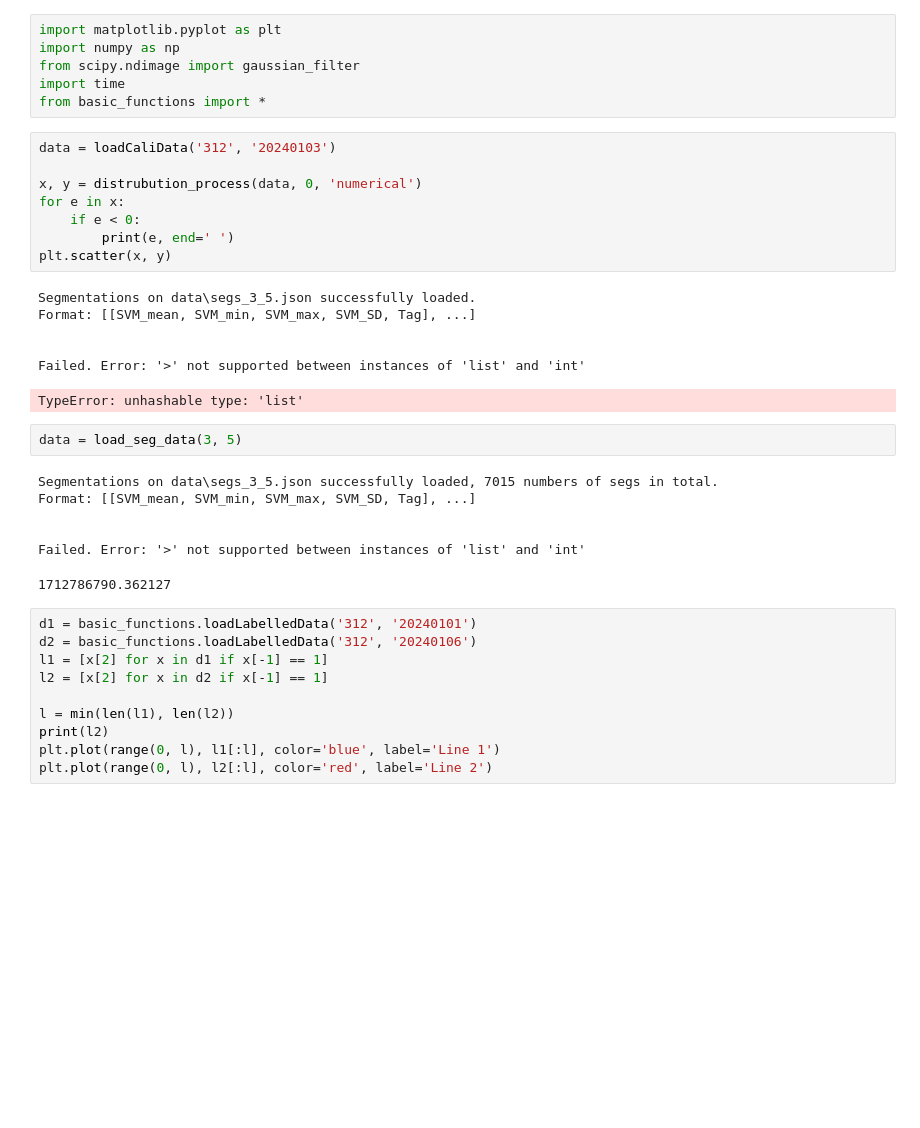
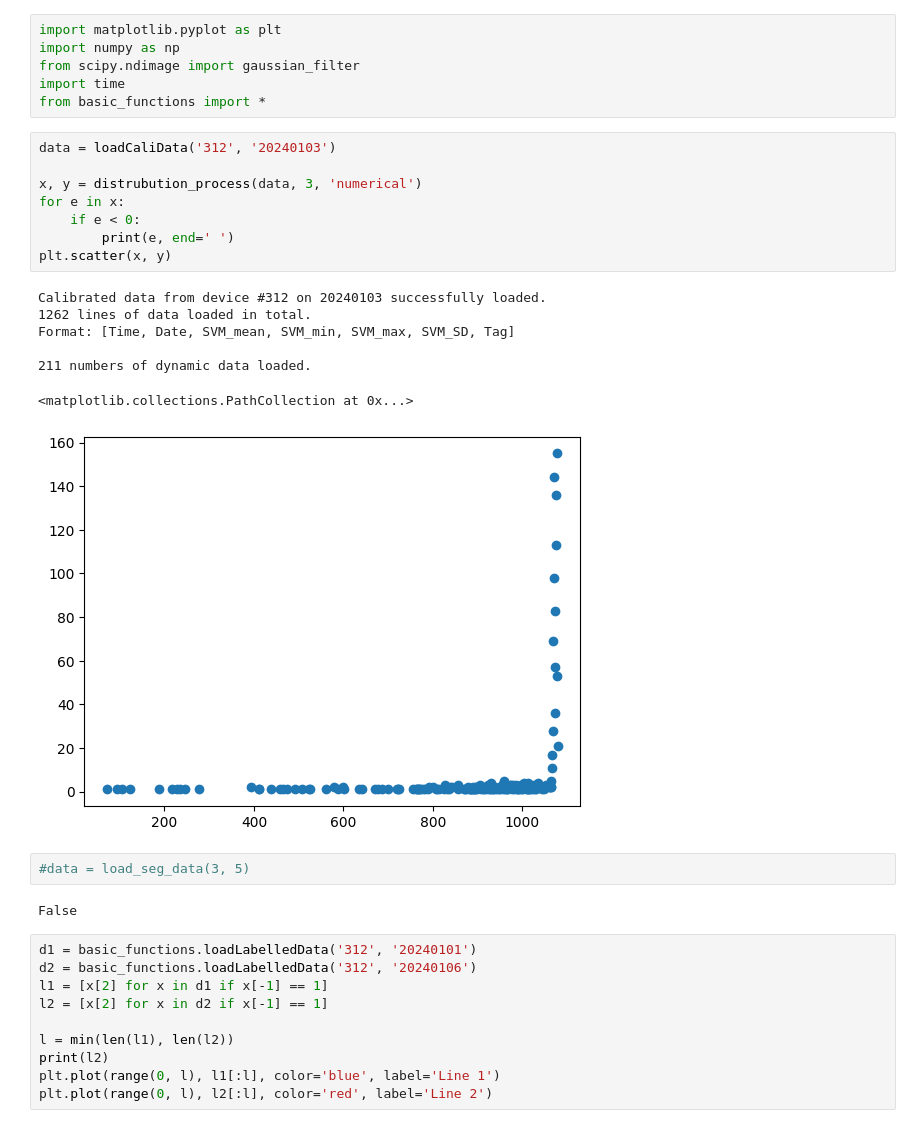
Before and after one commit to chron1kle/routes, a Jupyter notebook: visualization.ipynb, the cells around one changed output. Cells and saved outputs as stored; diff of their text form; blank space fills up the shorter version.

```diff
--- a/visualization.ipynb
+++ b/visualization.ipynb
@@ -7,27 +7,23 @@ from basic_functions import *
 # %%
 data = loadCaliData('312', '20240103')
 
-x, y = distrubution_process(data, 0, 'numerical')
+x, y = distrubution_process(data, 3, 'numerical')
 for e in x:
     if e < 0:
         print(e, end=' ')
 plt.scatter(x, y)
 # %% [output]
-Segmentations on data\segs_3_5.json successfully loaded.
-Format: [[SVM_mean, SVM_min, SVM_max, SVM_SD, Tag], ...]
+Calibrated data from device #312 on 20240103 successfully loaded.
+1262 lines of data loaded in total.
+Format: [Time, Date, SVM_mean, SVM_min, SVM_max, SVM_SD, Tag]
 
-
-Failed. Error: '>' not supported between instances of 'list' and 'int'
+211 numbers of dynamic data loaded.
-TypeError: unhashable type: 'list'
+<matplotlib.collections.PathCollection at 0x...>
+[figure, added]
 # %%
-data = load_seg_data(3, 5)
+#data = load_seg_data(3, 5)
 # %% [output]
-Segmentations on data\segs_3_5.json successfully loaded, 7015 numbers of segs in total.
-Format: [[SVM_mean, SVM_min, SVM_max, SVM_SD, Tag], ...]
-
-
-Failed. Error: '>' not supported between instances of 'list' and 'int'
+False
-1712786790.362127
 # %%
 d1 = basic_functions.loadLabelledData('312', '20240101')
 d2 = basic_functions.loadLabelledData('312', '20240106')
```
Also changed, not shown: 9 other files.
